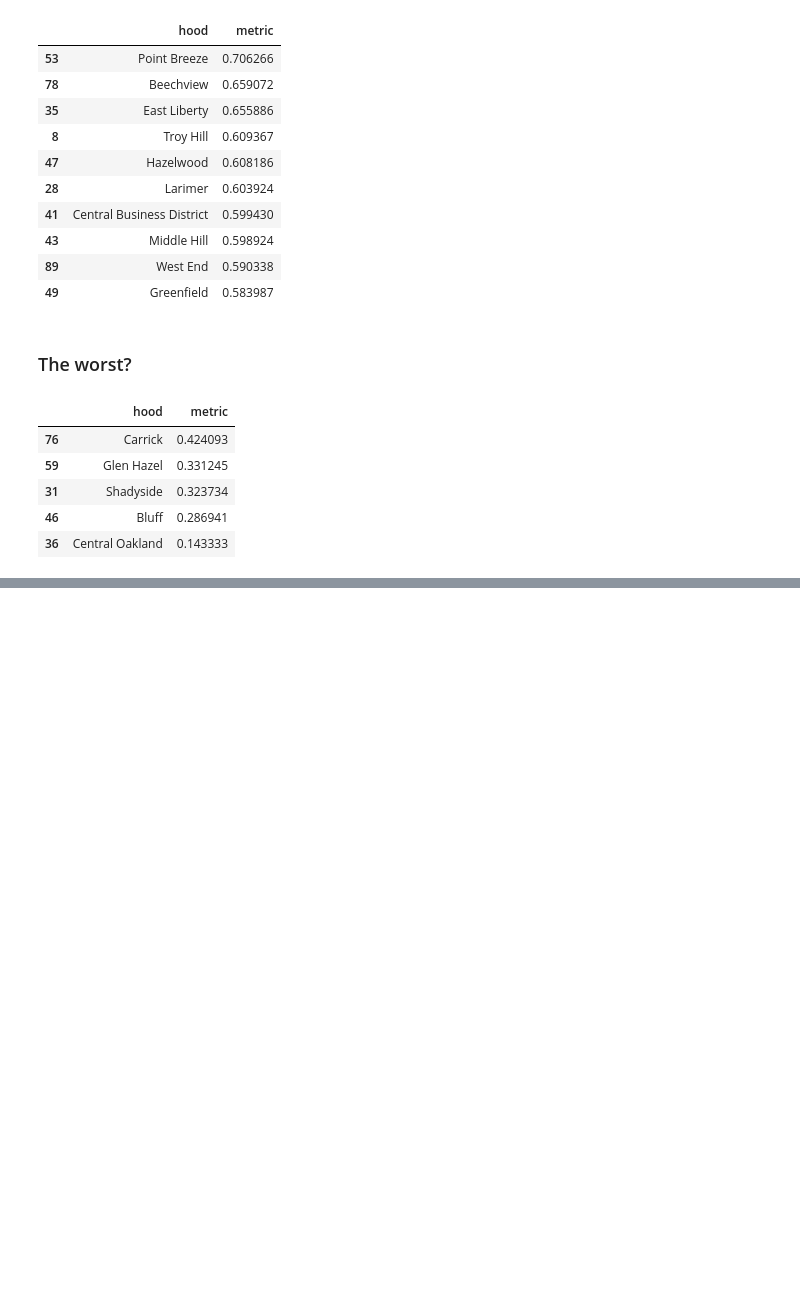
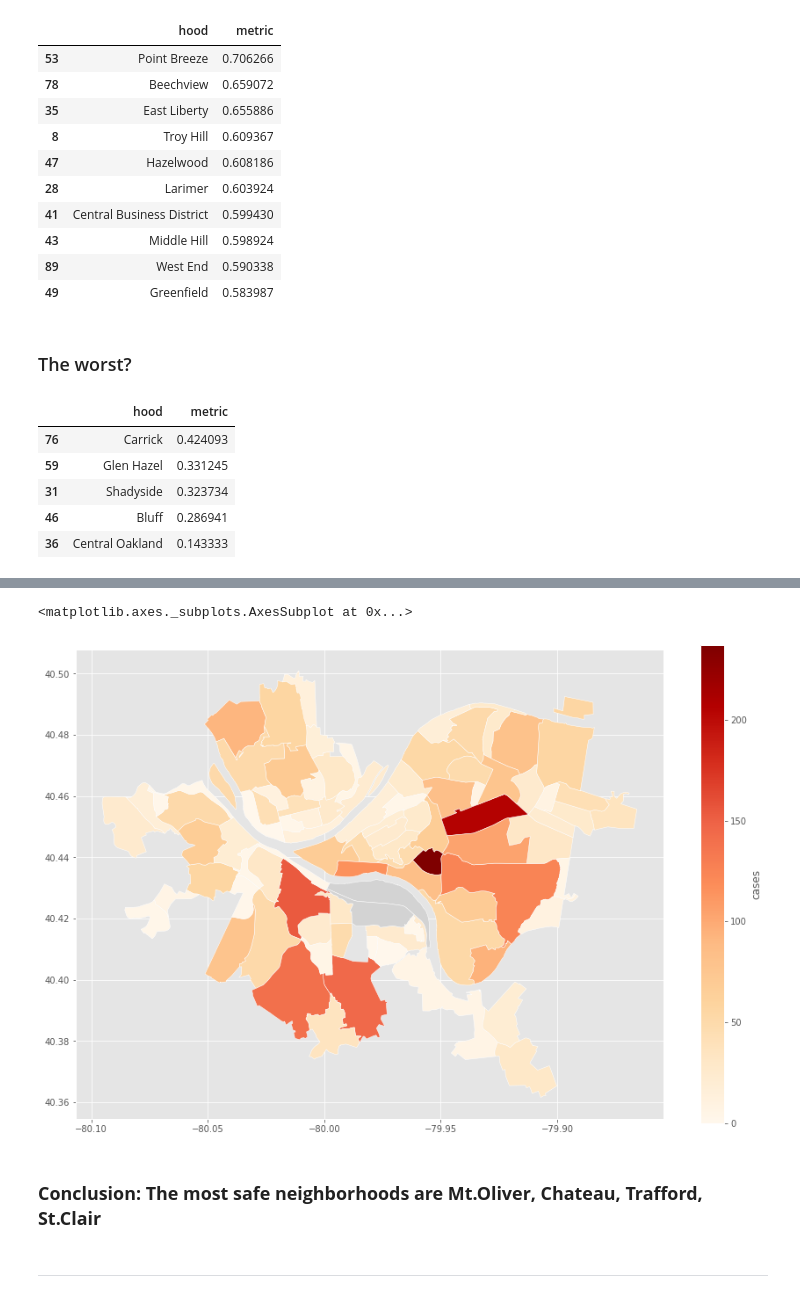
Before and after one commit to JaredBen28/PittBestNeighborhood, a Jupyter notebook: PresentationNotebook.ipynb, the cells around one changed output, grey strips where cells are left out. Cells and saved outputs as stored; diff of their text form; code cells hidden in the pictures; blank space fills up the shorter version.

```diff
--- a/PresentationNotebook.ipynb
+++ b/PresentationNotebook.ipynb
@@ -142,0 +343,16 @@ neighborhood[['hood', 'metric']].tail(5)
+# %%
+cases_map.plot(column='cases',
+               cmap='OrRd',
+               edgecolor="white",
+               legend=True,
+               legend_kwds={'label': "cases"},
+               figsize=(15, 10),
+               missing_kwds={"color": "lightgrey"}
+               )
+# %% [output]
+<matplotlib.axes._subplots.AxesSubplot at 0x...>
+[figure, added]
+# %% [markdown]
+### **Conclusion: The most safe neighborhoods are Mt.Oliver, Chateau, Trafford, St.Clair**
+# %% [markdown]
+----
```
Also changed, not shown: parts of 26 cells of this notebook, 6 other files.
